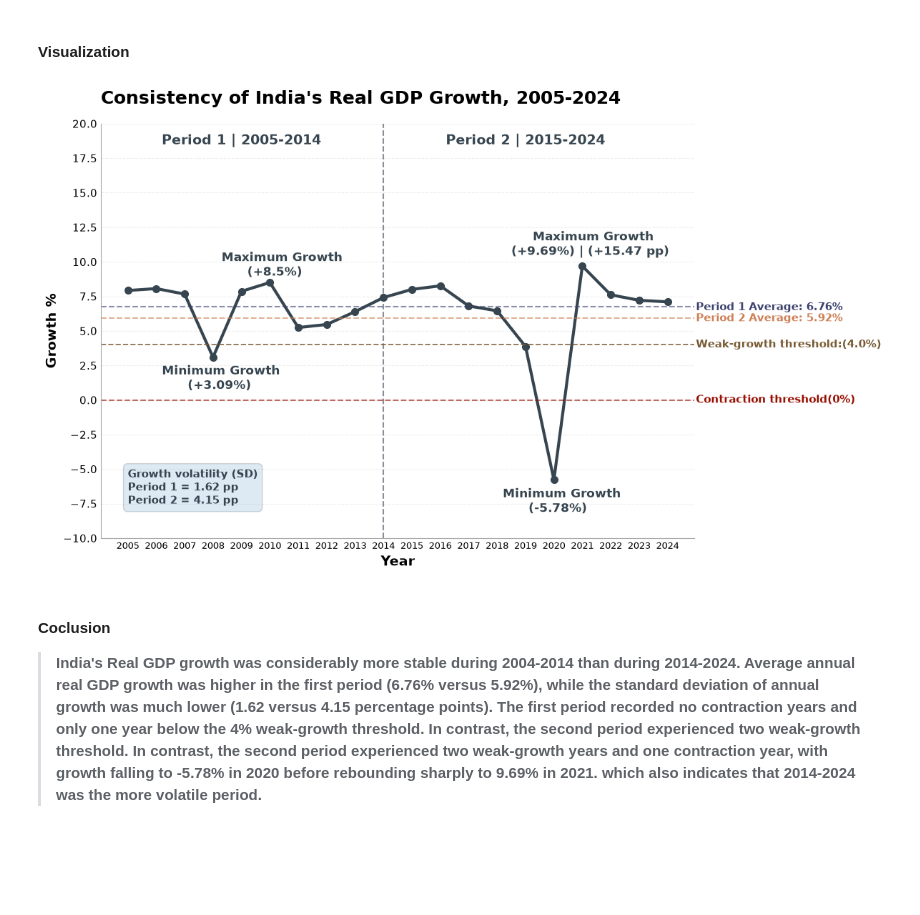
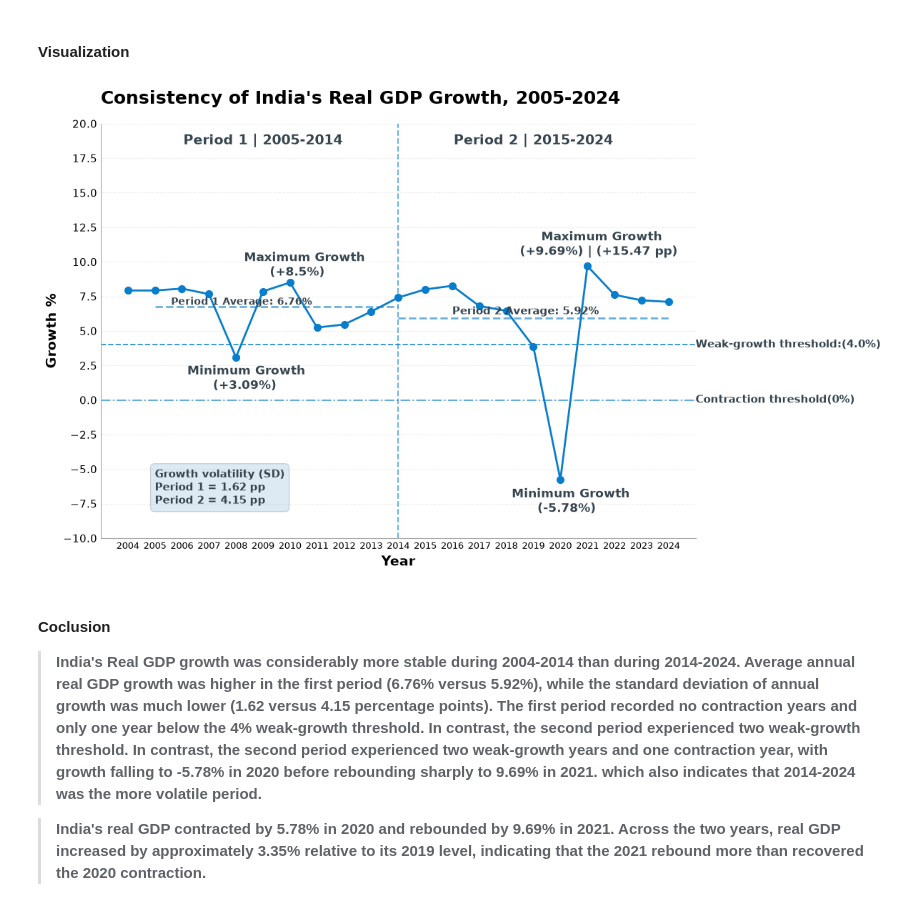
Before and after one commit to sohail-ansari0023/Indias_economic_changes, a Jupyter notebook: Dimension_1/Analysis.ipynb, the cells around one changed output. Cells and saved outputs as stored; diff of their text form; code cells hidden in the pictures; blank space fills up the shorter version.

Commit message:
Talked a about how does the growth trajectory actually look like? Of India's real GDP growth rate...

```diff
--- a/Dimension_1/Analysis.ipynb
+++ b/Dimension_1/Analysis.ipynb
@@ -1016,12 +1027,12 @@ fig, ax = plt.subplots(figsize=(12, 7))
 
 # plotting.
 ax.plot(
-    df_ver02[df_ver02['Year'] > 2004]['Year'],
-    df_ver02[df_ver02['Year'] > 2004]['GDP_Growth(annual%)'],
-    linewidth=3,
+    df_ver02['Year'],
+    df_ver02['GDP_Growth(annual%)'],
+    linewidth=2,
     marker='o',
     markersize=7,
-    color='#36454F'
+    color="#087DCB"
 )
 
 # Titles and Labels.
@@ -1035,7 +1046,7 @@ ax.set_ylim(-10, 20)
 # Setting x-axis ticks and y-axis ticks
 ax.tick_params(axis='x', which='major', labelsize=9.5, length=0)
 ax.tick_params(axis='y', which='major', labelsize=11, length=0)
-ax.set_xticks(df_ver02[df_ver02['Year']>2004]['Year'])
+ax.set_xticks(df_ver02['Year'])
 y_ticks = [-10, -7.5, -5.0, -2.5, 0, 2.5, 5.0, 7.5, 10, 12.5, 15.0, 17.5, 20.0]
 ax.set_yticks(y_ticks)
 
@@ -1090,33 +1101,38 @@ ax.grid(axis='y', alpha=0.2, linestyle='--', zorder=0)
 ax.axvline(
     x=2014,
     linestyle='--',
-    color='#36454F',
+    color='#087DCB',
     linewidth=1.5,
     alpha=0.6
     )
 
 ax.axhline(
     y=0,
-    linestyle='--',
+    linestyle='-.',
     linewidth='1.5',
     alpha=0.6,
-    color='#990F02'
+    color='#087DCB'
 )
 
 # Horizontal line for averages.
-ax.axhline(
-    y=6.76,
-    linestyle='--',
-    linewidth=1.5,
-    color='#3E436F',
+
+ax.hlines(
+    6.76,
+    2005,
+    2014,
+    linestyles='--',
+    linewidth=2.0,
+    color='#087DCB',
     alpha=0.6
 )
 
-ax.axhline(
+ax.hlines(
     y=5.92,
-    linestyle='--',
-    linewidth=1.5,
-    color='#CE8056',
+    xmin=2014,
+    xmax=2024,
+    linestyles='--',
+    linewidth=2.0,
+    color='#087DCB',
     alpha=0.6
 )
 
@@ -1126,72 +1142,74 @@ ax.axhline(
     linestyle='--',
     linewidth=1.4,
     alpha=0.8,
-    color='#795C34'
+    color='#087DCB'
 )
 
 # Texts
 ax.text(
-    2025, 6.5,
+    2005.6, 6.89,
     'Period 1 Average: 6.76%',
-    fontsize=11,
+    fontsize=10,
     fontweight='bold',
-    color='#3E436F'
+    color='#36454F'
 )
 ax.text(
-    2025, 5.7,
+    2016, 6.2,
     'Period 2 Average: 5.92%',
     fontsize=11,
     fontweight='bold',
-    color='#CE8056'
+    color='#36454F'
 )
 ax.text(
     2025, 3.8,
     'Weak-growth threshold:(4.0%)',
     fontsize=11,
     fontweight='bold',
-    color='#795C34'
+    color='#36454F'
 )
 ax.text(
     2025, -0.2,
     'Contraction threshold(0%)',
     fontsize=11,
     fontweight='bold',
-    color='#990F02'
+    color='#36454F'
 )
 
 # Period text
 ax.text(
     2009, 18.5,
     'Period 1 | 2005-2014',
     fontsize=14,
     fontweight='bold',
     color='#36454F',
     ha='center'
 
 )
 ax.text(
     2019, 18.5,
     'Period 2 | 2015-2024',
     fontsize=14,
     fontweight='bold',
     color='#36454F',
     ha='center'
 )
 
 ax.annotate(
     'Growth volatility (SD)\nPeriod 1 = 1.62 pp\nPeriod 2 = 4.15 pp',
     xy=(2005, -7.5),
     xytext=(2005, -7.5),
     fontsize=11,
     fontweight='bold',
     bbox=dict(boxstyle="round,pad=0.4", alpha=0.15),
     color='#36454F'
 )
 plt.tight_layout()
 plt.show()
 # %% [output]
-[figure, old version]
+[figure, new version]
 # %% [markdown]
 #### **Coclusion**
 
 >**India's Real GDP growth was considerably more stable during 2004-2014 than during 2014-2024. Average annual real GDP growth was higher in the first period (6.76% versus 5.92%), while the standard deviation of annual growth was much lower (1.62 versus 4.15 percentage points). The first period recorded no contraction years and only one year below the 4% weak-growth threshold. In contrast, the second period experienced two weak-growth threshold. In contrast, the second period experienced two weak-growth years and one contraction year, with growth falling to -5.78% in 2020 before rebounding sharply to 9.69% in 2021. which also indicates that 2014-2024 was the more volatile period.**
+
+>**India's real GDP contracted by 5.78% in 2020 and rebounded by 9.69% in 2021. Across the two years, real GDP increased by approximately 3.35% relative to its 2019 level, indicating that the 2021 rebound more than recovered the 2020 contraction.**
```
Also changed, not shown: parts of 5 cells of this notebook.
